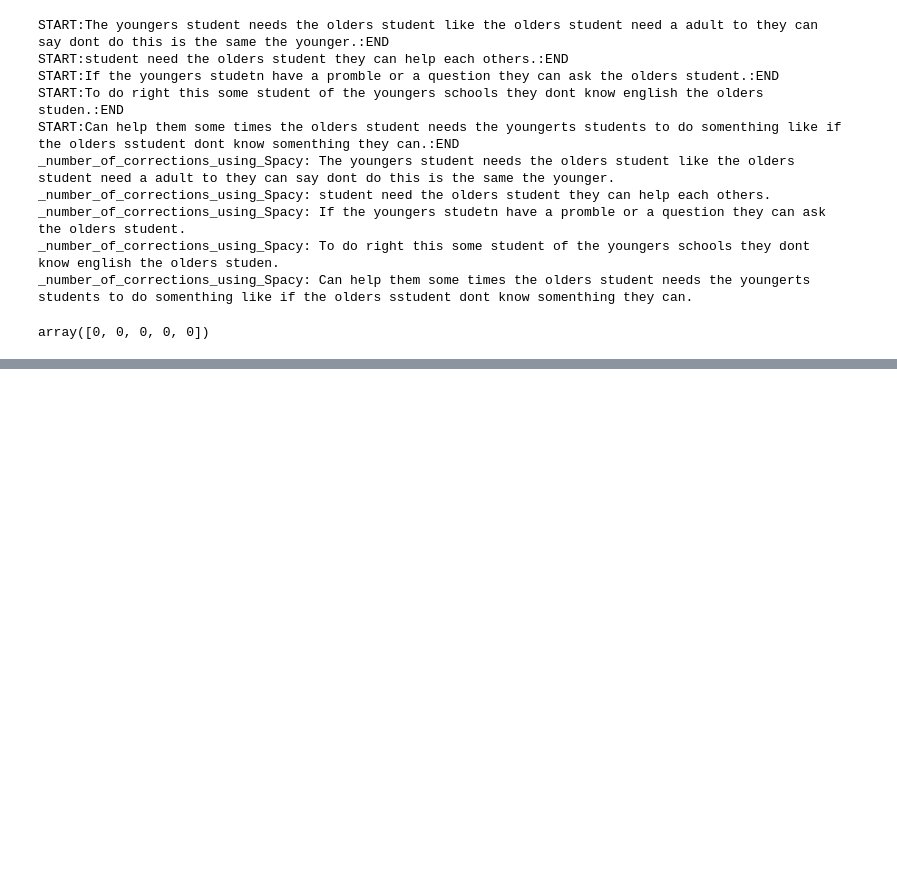
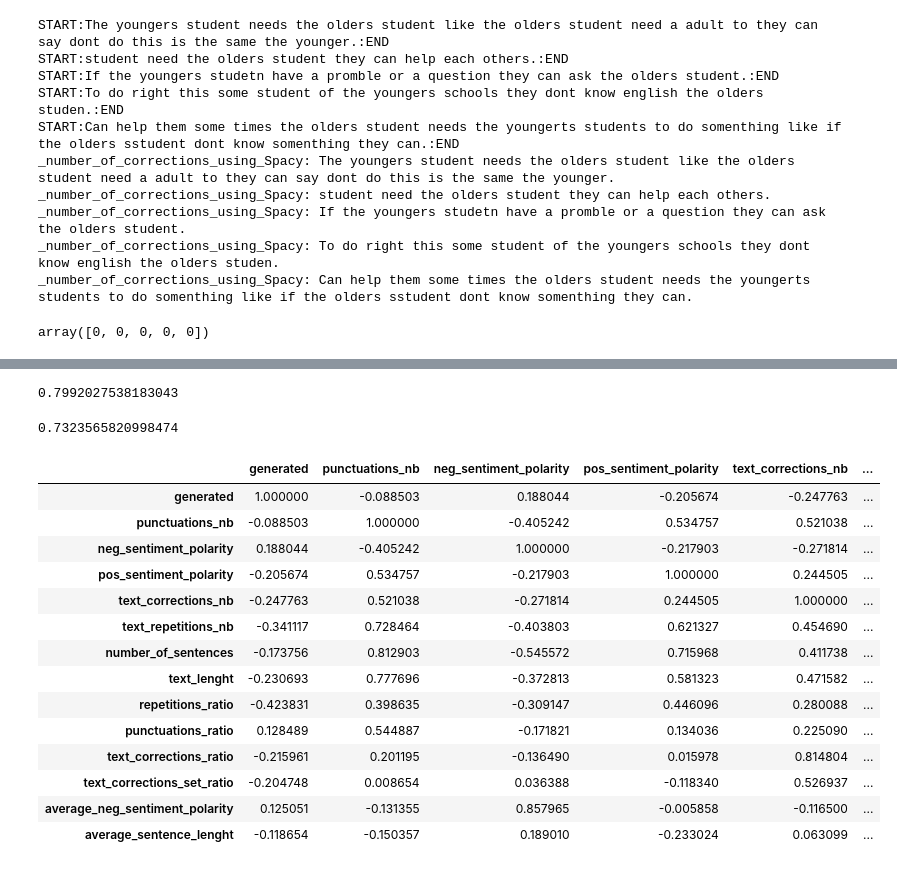
Before and after one commit to yukaberry/detect_ai_content, a Jupyter notebook: notebooks/texts/jerome_texts_full_texts.ipynb, the cells around one changed output, grey strips where cells are left out. Saved outputs shown, nothing was run; the diff lists cells and outputs as text; code cells hidden in the pictures; blank space fills up the shorter version.

```diff
--- a/notebooks/texts/jerome_texts_full_texts.ipynb
+++ b/notebooks/texts/jerome_texts_full_texts.ipynb
@@ -76,0 +115,8 @@ array([0, 0, 0, 0, 0])
+# %%
+daigt_v2_enriched_df = pd.read_csv('../../raw_data/daigt-v2-train-dataset/train_v2_drcat_02_enriched.csv')
+daigt_v2_enriched_df['repetitions_ratio'] = daigt_v2_enriched_df['text_repetitions_nb']/daigt_v2_enriched_df['text_lenght']
+daigt_v2_enriched_df['punctuations_ratio'] = daigt_v2_enriched_df['punctuations_nb']/daigt_v2_enriched_df['text_lenght']
+daigt_v2_enriched_df['text_corrections_ratio'] = daigt_v2_enriched_df['text_corrections_nb']/daigt_v2_enriched_df['text_lenght']
+daigt_v2_enriched_df['text_corrections_set_ratio'] = daigt_v2_enriched_df['text_corrections_nb']/daigt_v2_enriched_df['number_of_sentences']
+daigt_v2_enriched_df['average_neg_sentiment_polarity'] = daigt_v2_enriched_df['neg_sentiment_polarity']/daigt_v2_enriched_df['text_lenght']
+daigt_v2_enriched_df['repetitions_ratio'].mean()
@@ -76,0 +125,3 @@ array([0, 0, 0, 0, 0])
+# %%
+# big_df = pd.concat(objs=[df, daigt_v2_enriched_df, AI_Human_enriched_df])
+big_df = pd.concat(objs=[df, AI_Human_enriched_df, daigt_v2_enriched_df])
@@ -76,0 +142,66 @@ array([0, 0, 0, 0, 0])
+# %%
+pipeline_naive_bayes = make_pipeline(
+    TfidfVectorizer(),
+    MultinomialNB()
+)
+
+X = big_df['text']
+y = big_df['generated']
+
+X_train, X_test, y_train, y_test = train_test_split(X, y, test_size=0.2)
+
+results = cross_validate(estimator=pipeline_naive_bayes, X=X, y=y, cv=5)
+print(results['test_score'].mean())
+
+# print(classification_report(y_test,y_pred))
+# %% [output]
+0.7992027538183043
+# %%
+from sklearn.linear_model import LogisticRegression
+from sklearn.preprocessing import RobustScaler
+
+pipeline_linear_regression = make_pipeline(
+    RobustScaler(),
+    LogisticRegression()
+)
+
+big_df['repetitions_ratio'] = big_df['text_repetitions_nb']/big_df['text_lenght']
+big_df['punctuations_ratio'] = big_df['punctuations_nb']/big_df['text_lenght']
+big_df['text_corrections_ratio'] = big_df['text_corrections_nb']/big_df['text_lenght']
+big_df['average_sentence_lenght'] = big_df['text_lenght']/big_df['number_of_sentences']
+big_df['average_neg_sentiment_polarity'] = big_df['neg_sentiment_polarity']/big_df['text_lenght']
+
+X = big_df[[
+    'repetitions_ratio',
+    'punctuations_ratio',
+    'text_corrections_ratio',
+    'average_sentence_lenght',
+    'average_neg_sentiment_polarity',
+]]
+
+y = big_df['generated']
+
+X_train, X_test, y_train, y_test = train_test_split(X, y, test_size=0.2)
+
+results = cross_validate(estimator=pipeline_linear_regression, X=X, y=y, cv=5)
+print(results['test_score'].mean())
+# %% [output]
+0.7323565820998474
+# %%
+big_df.drop(columns=['id', 'text', 'Unnamed: 0']).corr()
+# %% [output]
+|  | generated | punctuations_nb | neg_sentiment_polarity | pos_sentiment_polarity | text_corrections_nb | ... |
+| generated | 1.000000 | -0.088503 | 0.188044 | -0.205674 | -0.247763 | ... |
+| punctuations_nb | -0.088503 | 1.000000 | -0.405242 | 0.534757 | 0.521038 | ... |
+| neg_sentiment_polarity | 0.188044 | -0.405242 | 1.000000 | -0.217903 | -0.271814 | ... |
+| pos_sentiment_polarity | -0.205674 | 0.534757 | -0.217903 | 1.000000 | 0.244505 | ... |
+| text_corrections_nb | -0.247763 | 0.521038 | -0.271814 | 0.244505 | 1.000000 | ... |
+| text_repetitions_nb | -0.341117 | 0.728464 | -0.403803 | 0.621327 | 0.454690 | ... |
+| number_of_sentences | -0.173756 | 0.812903 | -0.545572 | 0.715968 | 0.411738 | ... |
+| text_lenght | -0.230693 | 0.777696 | -0.372813 | 0.581323 | 0.471582 | ... |
+| repetitions_ratio | -0.423831 | 0.398635 | -0.309147 | 0.446096 | 0.280088 | ... |
+| punctuations_ratio | 0.128489 | 0.544887 | -0.171821 | 0.134036 | 0.225090 | ... |
+| text_corrections_ratio | -0.215961 | 0.201195 | -0.136490 | 0.015978 | 0.814804 | ... |
+| text_corrections_set_ratio | -0.204748 | 0.008654 | 0.036388 | -0.118340 | 0.526937 | ... |
+| average_neg_sentiment_polarity | 0.125051 | -0.131355 | 0.857965 | -0.005858 | -0.116500 | ... |
+| average_sentence_lenght | -0.118654 | -0.150357 | 0.189010 | -0.233024 | 0.063099 | ... |
```
Also changed, not shown: parts of 16 cells of this notebook, 5 other files.
